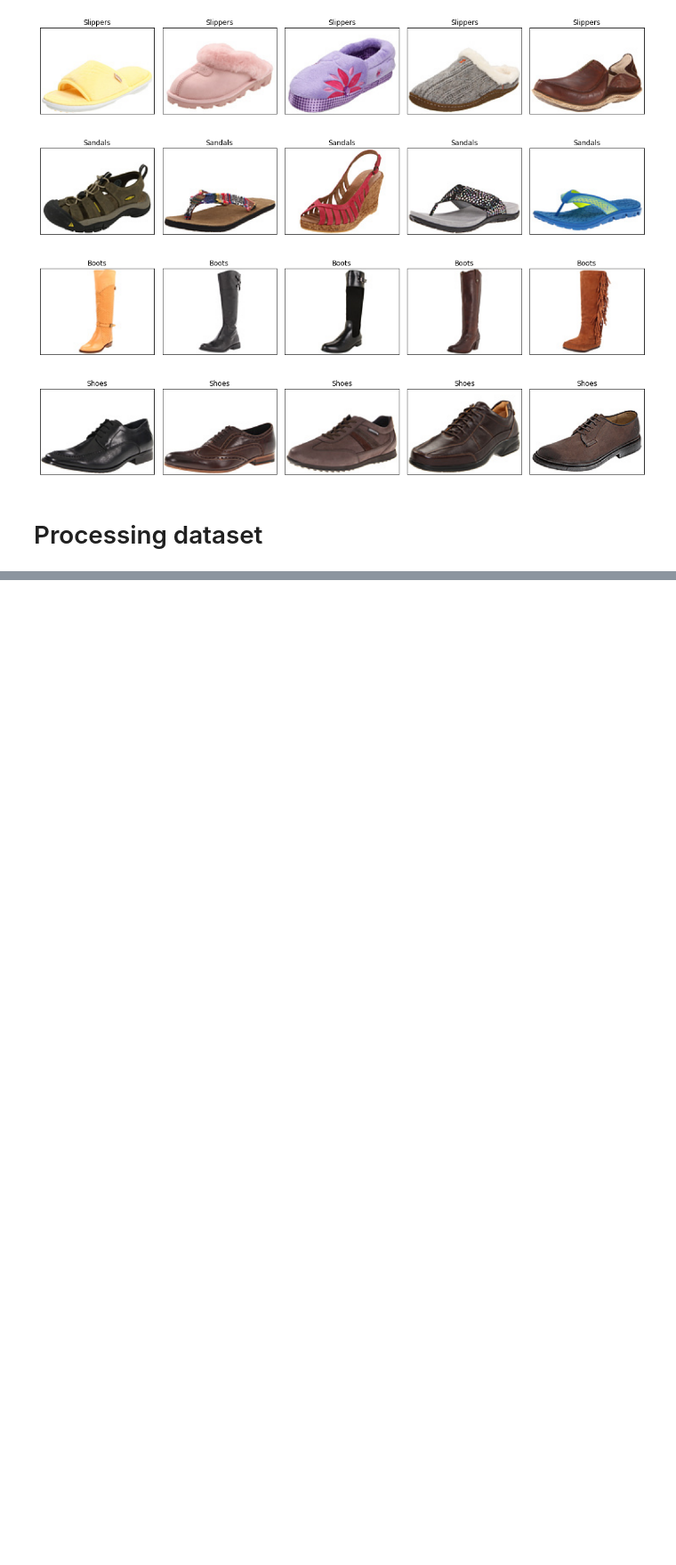
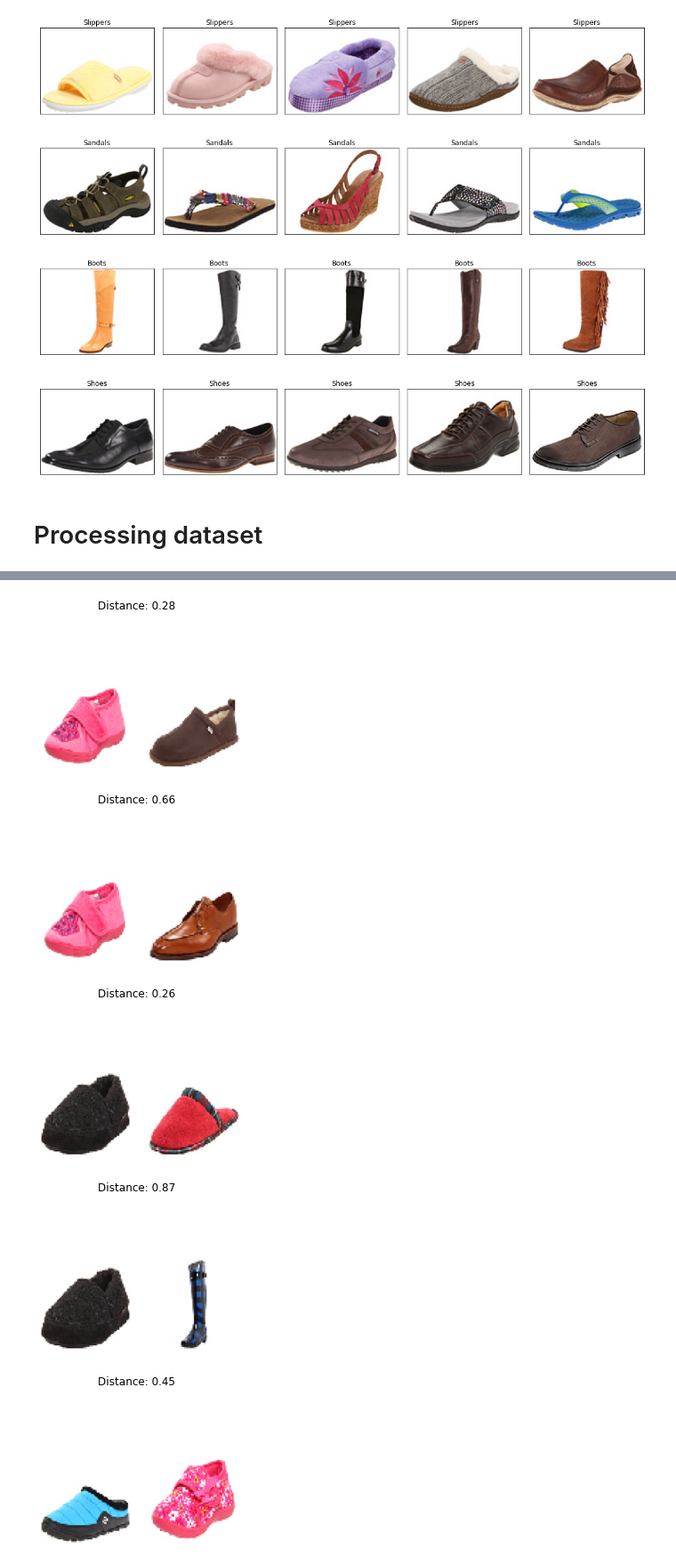
Before and after one commit to SungmanKang/DeepLearningTeamProject2021, a Jupyter notebook: siamese_network.ipynb, the cells around one changed output, grey strips where cells are left out. Shown at 89% size. Cells and saved outputs as stored; diff of their text form; code cells hidden in the pictures; blank space fills up the shorter version.

```diff
--- a/siamese_network.ipynb
+++ b/siamese_network.ipynb
@@ -99,0 +331,29 @@ def get_image(filename):
+# %%
+(test_paris, test_labels) = make_pos_neg_pairs(test_X, test_y)
+# %%
+
+
+for i in range(5):
+    imageA = np.expand_dims(test_paris[i][0], axis=0)
+    imageB = np.expand_dims(test_paris[i][1], axis=0)
+    preds = sia_model.predict([imageA, imageB])
+    proba = preds[0][0]
+
+    fig = plt.figure("Pair #{}".format(i + 1), figsize=(4, 4))
+    plt.suptitle("Distance: {:.2f}".format(proba))
+
+    ax = fig.add_subplot(1, 2, 1)
+    plt.imshow(test_paris[i][0])
+    plt.axis("off")
+
+    ax = fig.add_subplot(1, 2, 2)
+    plt.imshow(test_paris[i][1])
+    plt.axis("off")
+
+    plt.show()
+# %% [output]
+[figure, added]
+[figure, added]
+[figure, added]
+[figure, added]
+[figure, added]
```
Also changed, not shown: parts of 27 cells of this notebook.
